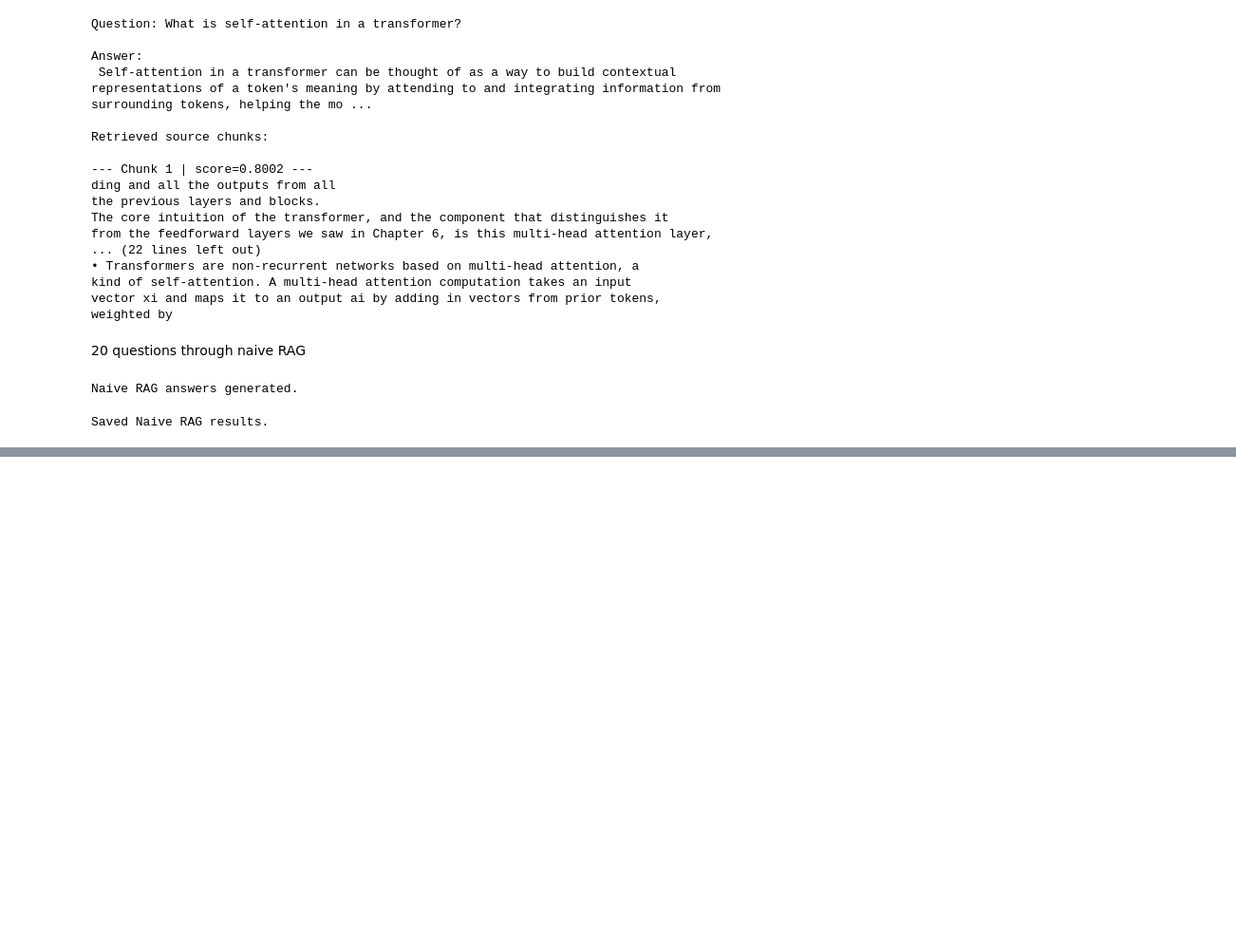
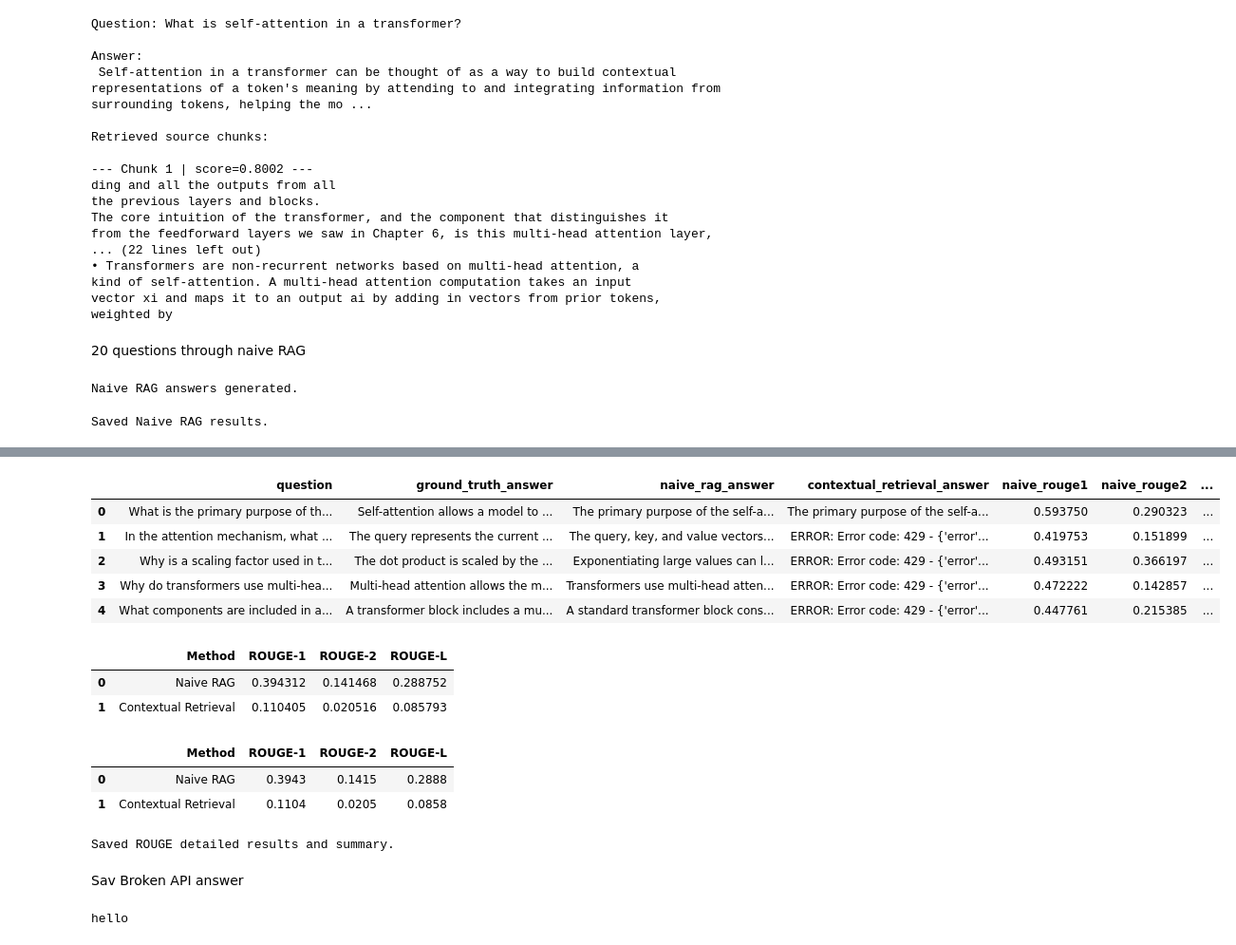
Before and after one commit to Thiri203/NLP, a Jupyter notebook: A6_RAG_Techniques/RAG_A6_st126018.ipynb, the cells around one changed output, grey strips where cells are left out. Shown at 95% size. Drawn from its saved outputs; the diff is of its cells as text; code cells hidden in the pictures; blank space fills up the shorter version.

```diff
--- a/A6_RAG_Techniques/RAG_A6_st126018.ipynb
+++ b/A6_RAG_Techniques/RAG_A6_st126018.ipynb
@@ -482,0 +803,51 @@ Saved Naive RAG results.
+# %%
+df_results = pd.DataFrame(results)
+df_results.head()
+# %% [output]
+|  | question | ground_truth_answer | naive_rag_answer | contextual_retrieval_answer | naive_rouge1 | naive_rouge2 | ... |
+| 0 | What is the primary purpose of th... | Self-attention allows a model to ... | The primary purpose of the self-a... | The primary purpose of the self-a... | 0.593750 | 0.290323 | ... |
+| 1 | In the attention mechanism, what ... | The query represents the current ... | The query, key, and value vectors... | ERROR: Error code: 429 - {'error'... | 0.419753 | 0.151899 | ... |
+| 2 | Why is a scaling factor used in t... | The dot product is scaled by the ... | Exponentiating large values can l... | ERROR: Error code: 429 - {'error'... | 0.493151 | 0.366197 | ... |
+| 3 | Why do transformers use multi-hea... | Multi-head attention allows the m... | Transformers use multi-head atten... | ERROR: Error code: 429 - {'error'... | 0.472222 | 0.142857 | ... |
+| 4 | What components are included in a... | A transformer block includes a mu... | A standard transformer block cons... | ERROR: Error code: 429 - {'error'... | 0.447761 | 0.215385 | ... |
+# %%
+summary = pd.DataFrame([
+    {
+        "Method": "Naive RAG",
+        "ROUGE-1": df_results["naive_rouge1"].mean(),
+        "ROUGE-2": df_results["naive_rouge2"].mean(),
+        "ROUGE-L": df_results["naive_rougeL"].mean(),
+    },
+    {
+        "Method": "Contextual Retrieval",
+        "ROUGE-1": df_results["contextual_rouge1"].mean(),
+        "ROUGE-2": df_results["contextual_rouge2"].mean(),
+        "ROUGE-L": df_results["contextual_rougeL"].mean(),
+    }
+])
+
+summary
+# %% [output]
+|  | Method | ROUGE-1 | ROUGE-2 | ROUGE-L |
+| 0 | Naive RAG | 0.394312 | 0.141468 | 0.288752 |
+| 1 | Contextual Retrieval | 0.110405 | 0.020516 | 0.085793 |
+# %%
+summary_rounded = summary.copy()
+summary_rounded["ROUGE-1"] = summary_rounded["ROUGE-1"].round(4)
+summary_rounded["ROUGE-2"] = summary_rounded["ROUGE-2"].round(4)
+summary_rounded["ROUGE-L"] = summary_rounded["ROUGE-L"].round(4)
+
+summary_rounded
+# %% [output]
+|  | Method | ROUGE-1 | ROUGE-2 | ROUGE-L |
+| 0 | Naive RAG | 0.3943 | 0.1415 | 0.2888 |
+| 1 | Contextual Retrieval | 0.1104 | 0.0205 | 0.0858 |
+# %%
+df_results.to_csv("answer/rouge_detailed_results.csv", index=False)
+summary_rounded.to_csv("answer/rouge_summary.csv", index=False)
+
+print("Saved ROUGE detailed results and summary.")
+# %% [output]
+Saved ROUGE detailed results and summary.
+# %% [markdown]
+Sav Broken API answer
@@ -482,0 +865,4 @@ Saved Naive RAG results.
+# %%
+print("hello")
+# %% [output]
+hello
```
Also changed, not shown: parts of 31 cells of this notebook, 9 other files.
